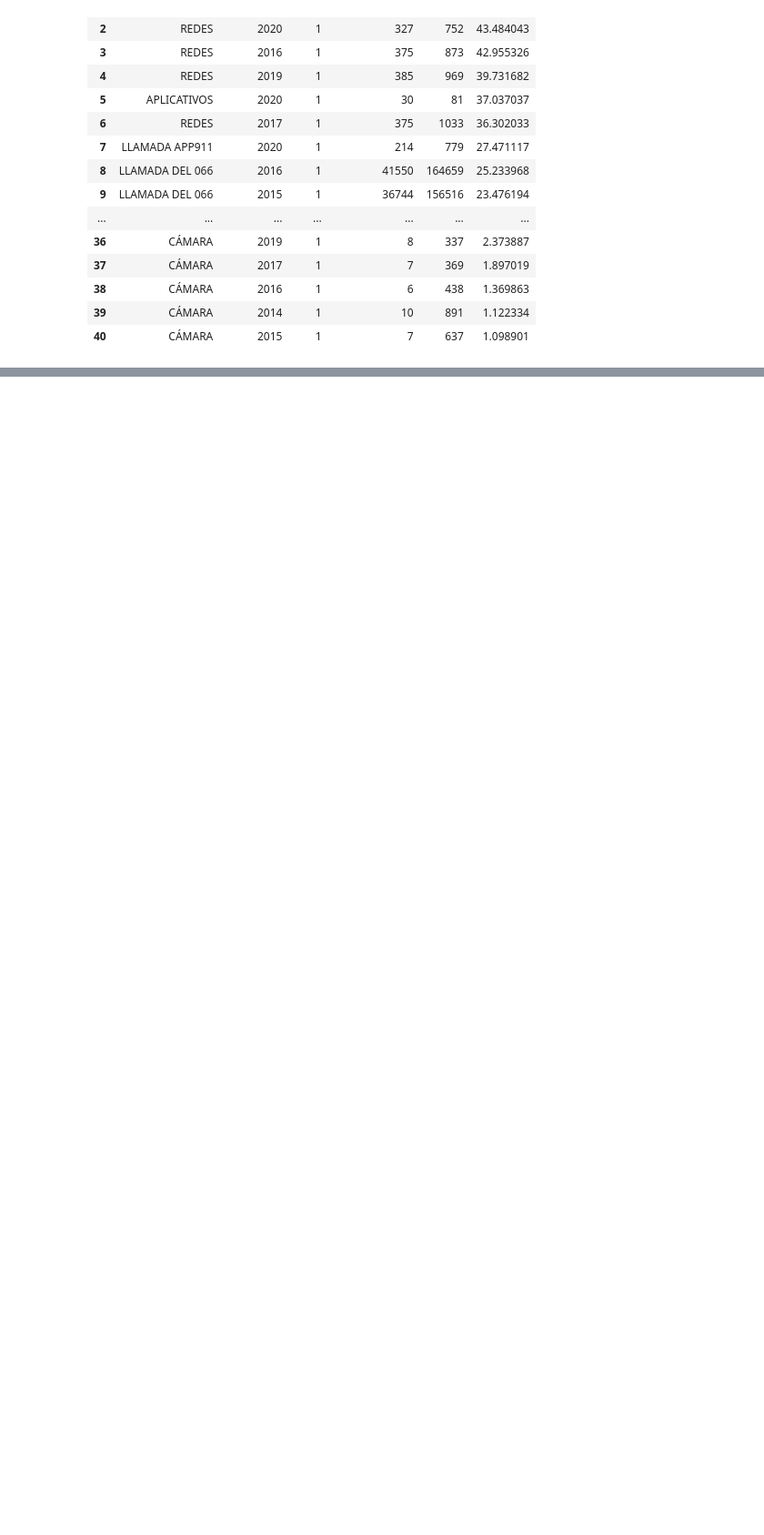
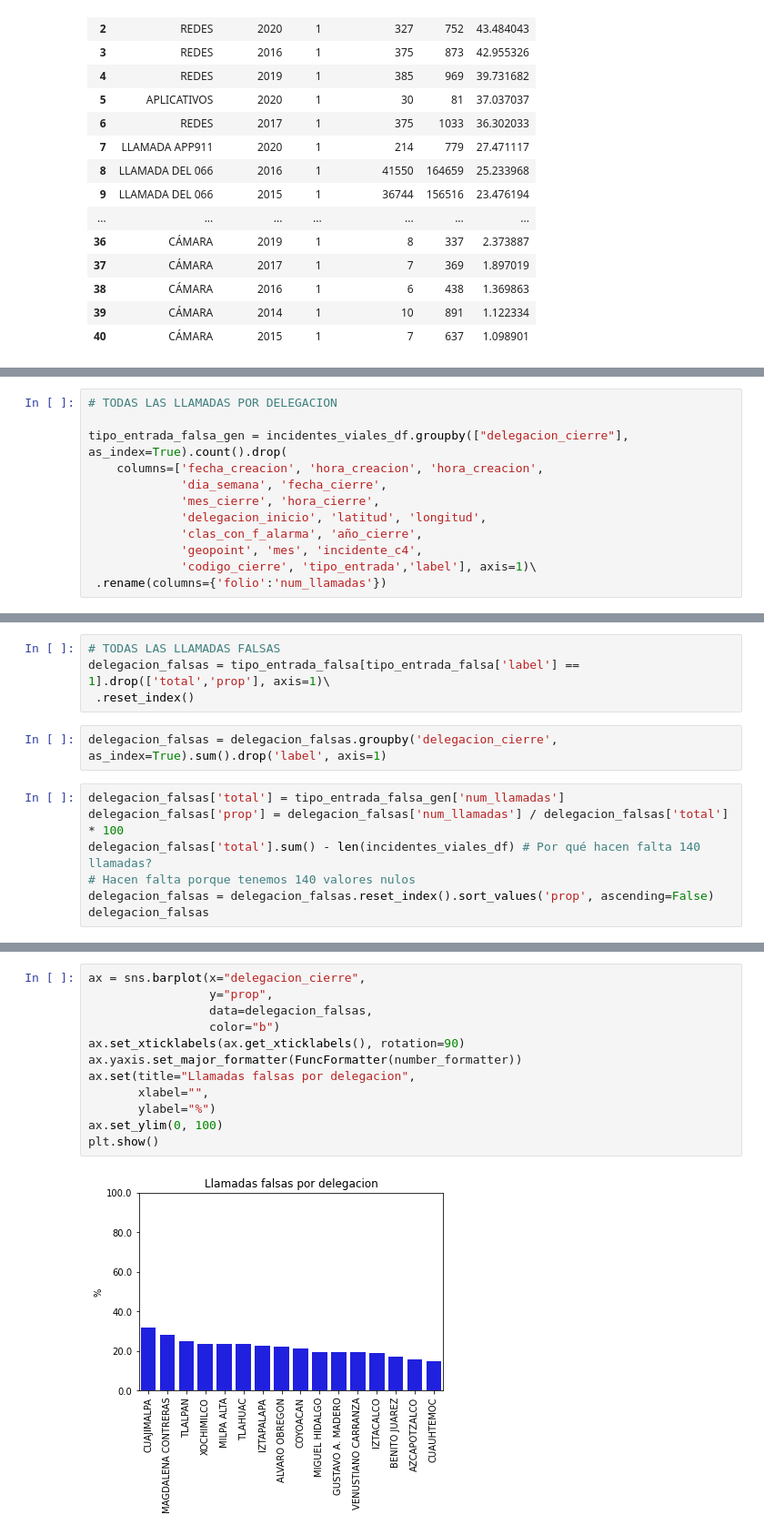
Before and after one commit to caroacostatovany/accidentes-viales-CDMX, a Jupyter notebook: notebooks/EDA_GEDA_Caro.ipynb, the cells around one changed output, grey strips where cells are left out. Shown at 91% size. Saved outputs shown, nothing was run; the diff lists cells and outputs as text; blank space fills up the shorter version.

Commit message:
Agregar llamadas falsas generales por delegacion

```diff
--- a/notebooks/EDA_GEDA_Caro.ipynb
+++ b/notebooks/EDA_GEDA_Caro.ipynb
@@ -772,0 +745,12 @@ plt.show()
+# %%
+# TODAS LAS LLAMADAS POR DELEGACION
+
+tipo_entrada_falsa_gen = incidentes_viales_df.groupby(["delegacion_cierre"], as_index=True).count().drop(
+    columns=['fecha_creacion', 'hora_creacion', 'hora_creacion',
+             'dia_semana', 'fecha_cierre',
+             'mes_cierre', 'hora_cierre',
+             'delegacion_inicio', 'latitud', 'longitud',
+             'clas_con_f_alarma', 'año_cierre',
+             'geopoint', 'mes', 'incidente_c4',
+             'codigo_cierre', 'tipo_entrada','label'], axis=1)\
+ .rename(columns={'folio':'num_llamadas'})
@@ -772,0 +778,13 @@ plt.show()
+# %%
+# TODAS LAS LLAMADAS FALSAS
+delegacion_falsas = tipo_entrada_falsa[tipo_entrada_falsa['label'] == 1].drop(['total','prop'], axis=1)\
+ .reset_index()
+# %%
+delegacion_falsas = delegacion_falsas.groupby('delegacion_cierre', as_index=True).sum().drop('label', axis=1)
+# %%
+delegacion_falsas['total'] = tipo_entrada_falsa_gen['num_llamadas']
+delegacion_falsas['prop'] = delegacion_falsas['num_llamadas'] / delegacion_falsas['total'] * 100
+delegacion_falsas['total'].sum() - len(incidentes_viales_df) # Por qué hacen falta 140 llamadas?
+# Hacen falta porque tenemos 140 valores nulos
+delegacion_falsas = delegacion_falsas.reset_index().sort_values('prop', ascending=False)
+delegacion_falsas
@@ -772,0 +809,14 @@ plt.show()
+# %%
+ax = sns.barplot(x="delegacion_cierre",
+                 y="prop",
+                 data=delegacion_falsas,
+                 color="b")
+ax.set_xticklabels(ax.get_xticklabels(), rotation=90)
+ax.yaxis.set_major_formatter(FuncFormatter(number_formatter))
+ax.set(title="Llamadas falsas por delegacion",
+       xlabel="",
+       ylabel="%")
+ax.set_ylim(0, 100)
+plt.show()
+# %% [output]
+[figure, added]
```
Also changed, not shown: parts of 16 cells of this notebook.
